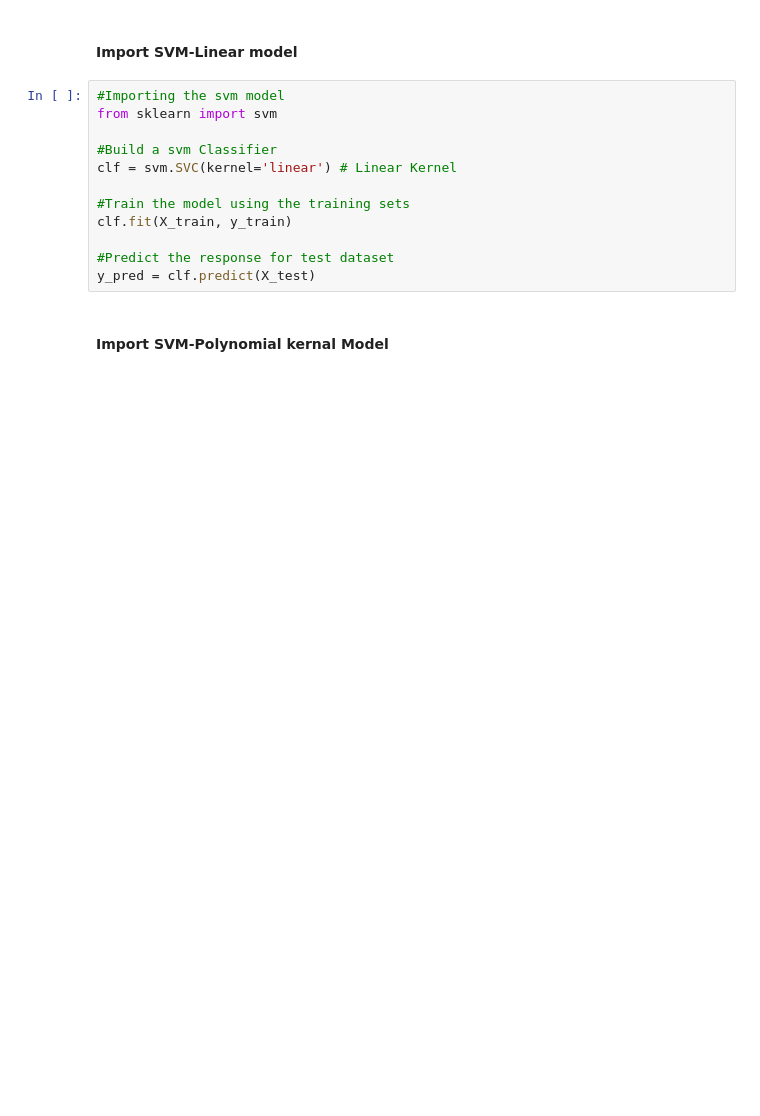
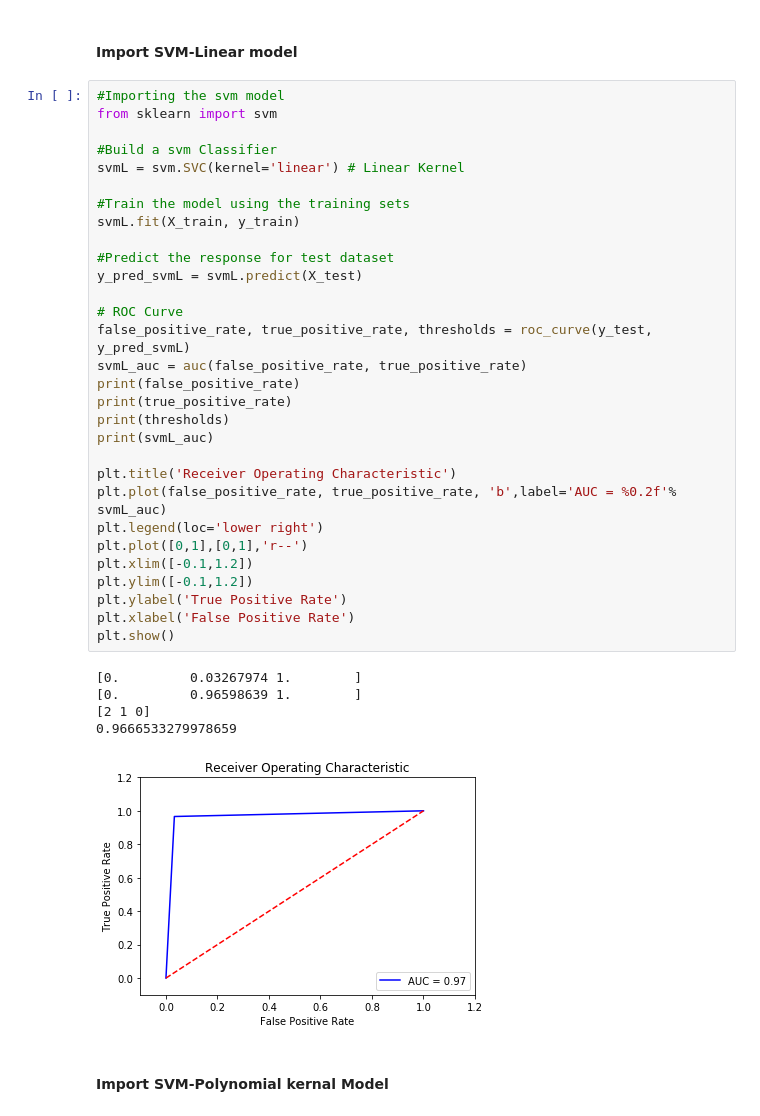
Before and after one commit to dinisurunisal/Suicide-Risk-Prediction-Project, a Jupyter notebook: AlgorithmComparison/Algorithm Comparison.ipynb, the cells around one changed output. Cells and saved outputs as stored; diff of their text form; blank space fills up the shorter version.

```diff
--- a/AlgorithmComparison/Algorithm Comparison.ipynb
+++ b/AlgorithmComparison/Algorithm Comparison.ipynb
@@ -132,15 +181,39 @@ y_pred = clf.predict(X_test)
 # %%
 #Importing the svm model
 from sklearn import svm
 
 #Build a svm Classifier
-clf = svm.SVC(kernel='linear') # Linear Kernel
+svmL = svm.SVC(kernel='linear') # Linear Kernel
 
 #Train the model using the training sets
-clf.fit(X_train, y_train)
+svmL.fit(X_train, y_train)
 
 #Predict the response for test dataset
-y_pred = clf.predict(X_test)
+y_pred_svmL = svmL.predict(X_test)
+
+# ROC Curve
+false_positive_rate, true_positive_rate, thresholds = roc_curve(y_test, y_pred_svmL)
+svmL_auc = auc(false_positive_rate, true_positive_rate)
+print(false_positive_rate)
+print(true_positive_rate)
+print(thresholds)
+print(svmL_auc)
+
+plt.title('Receiver Operating Characteristic')
+plt.plot(false_positive_rate, true_positive_rate, 'b',label='AUC = %0.2f'% svmL_auc)
+plt.legend(loc='lower right')
+plt.plot([0,1],[0,1],'r--')
+plt.xlim([-0.1,1.2])
+plt.ylim([-0.1,1.2])
+plt.ylabel('True Positive Rate')
+plt.xlabel('False Positive Rate')
+plt.show()
+# %% [output]
+[0.         0.03267974 1.        ]
+[0.         0.96598639 1.        ]
+[2 1 0]
+0.9666533279978659
+[figure, added]
 # %% [markdown]
 #### Import SVM-Polynomial kernal Model
 # %%
```
Also changed, not shown: parts of 21 cells of this notebook, 1 other file.
